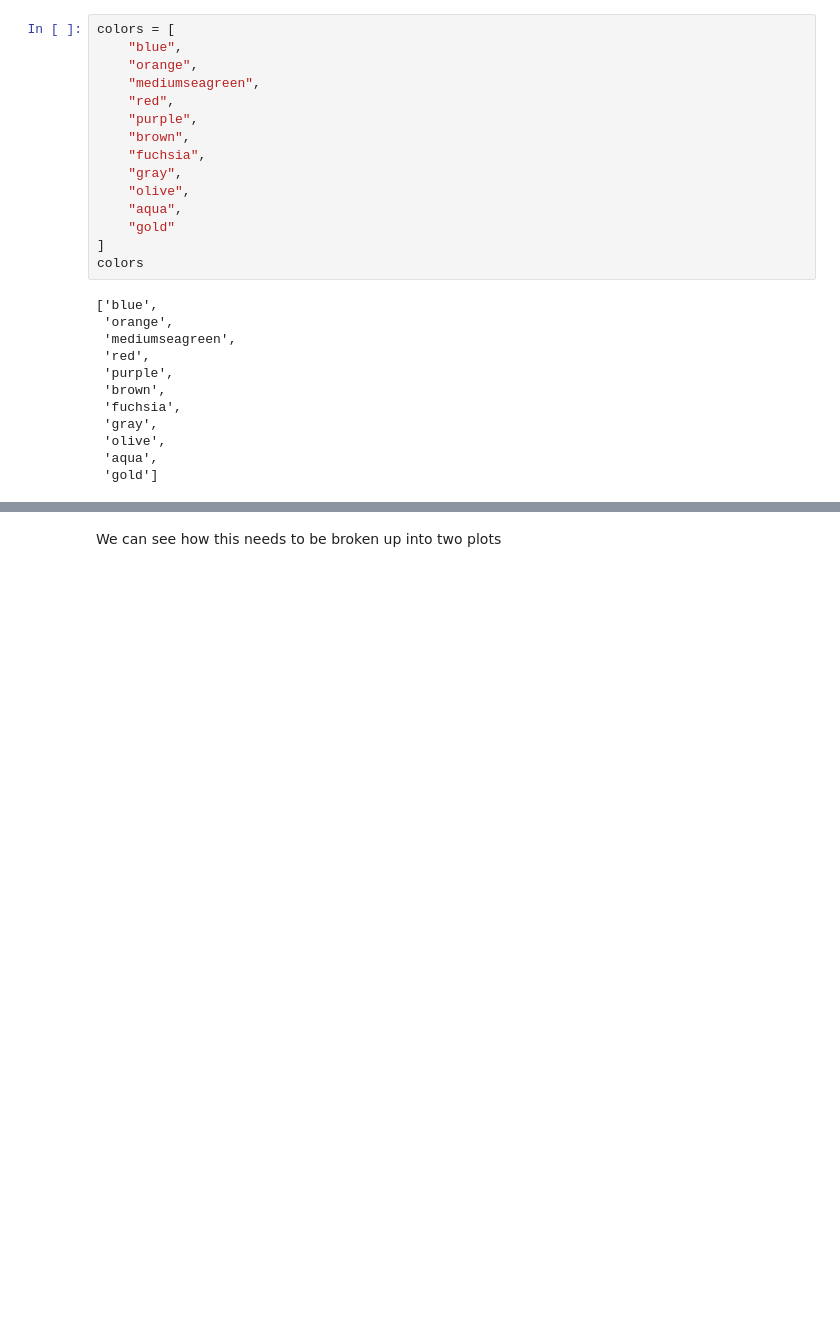
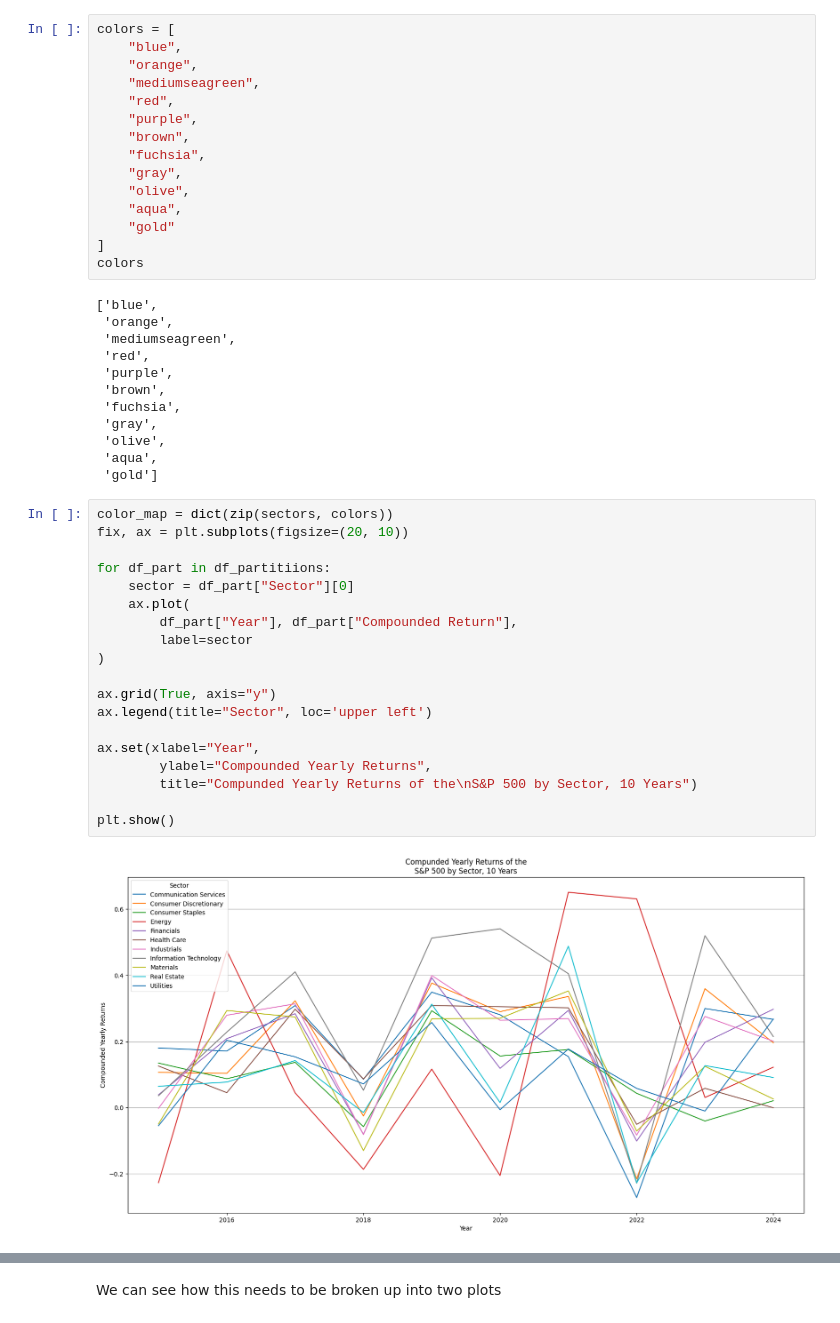
Before and after one commit to zes5612/ECON_412_Project, a Jupyter notebook: plots.ipynb, the cells around one changed output, grey strips where cells are left out. Drawn from its saved outputs; the diff is of its cells as text; blank space fills up the shorter version.

```diff
--- a/plots.ipynb
+++ b/plots.ipynb
@@ -91,4 +91,25 @@ colors
  'olive',
  'aqua',
  'gold']
+# %%
+color_map = dict(zip(sectors, colors))
+fix, ax = plt.subplots(figsize=(20, 10))
+
+for df_part in df_partitiions:
+    sector = df_part["Sector"][0]
+    ax.plot(
+        df_part["Year"], df_part["Compounded Return"],
+        label=sector
+)
+
+ax.grid(True, axis="y")
+ax.legend(title="Sector", loc='upper left')
+
+ax.set(xlabel="Year",
+        ylabel="Compounded Yearly Returns",
+        title="Compunded Yearly Returns of the\nS&P 500 by Sector, 10 Years")
+
+plt.show()
+# %% [output]
+[figure, added]
 # %%
```
Also changed, not shown: parts of 6 cells of this notebook, 4 other files.
